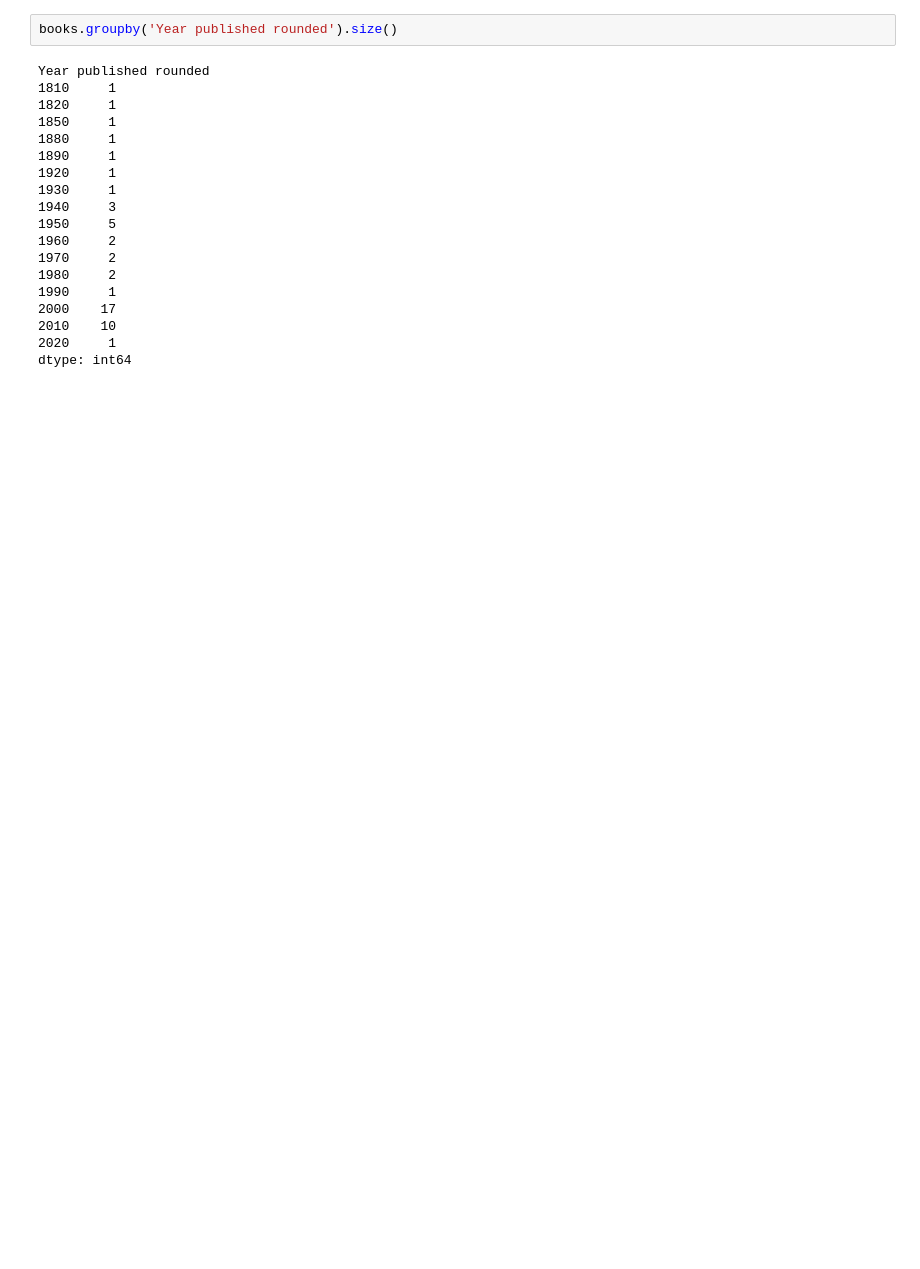
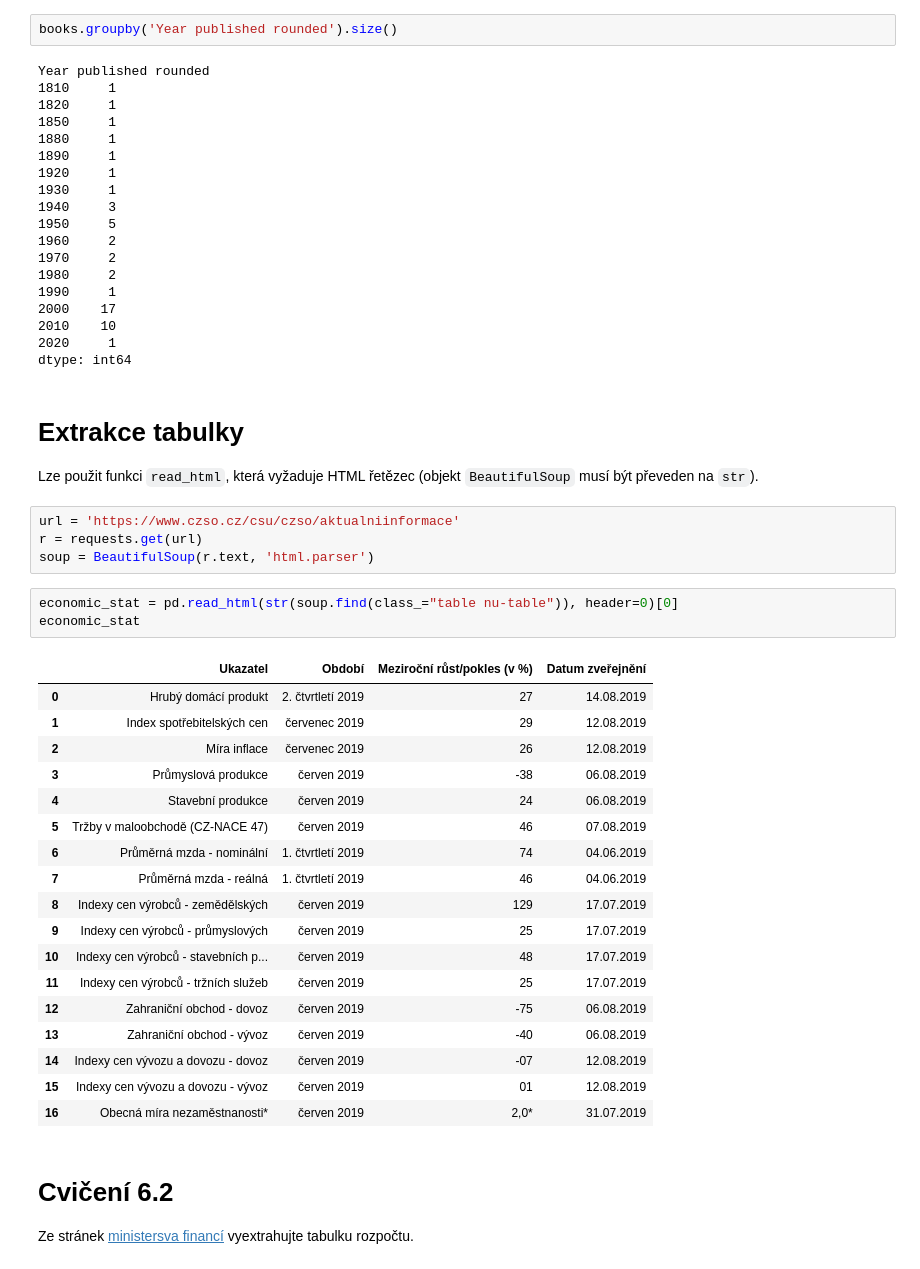
Before and after one commit to sedlakovi/webscraping, a Jupyter notebook: 6_ extrakce_dat.ipynb, the cells around one changed output. Cells and saved outputs as stored; diff of their text form; blank space fills up the shorter version.

Commit message:
cviceni extrakce tabulek

```diff
--- a/6_ extrakce_dat.ipynb
+++ b/6_ extrakce_dat.ipynb
@@ -163,3 +163,37 @@ Year published rounded
 2010    10
 2020     1
 dtype: int64
+# %% [markdown]
+# Extrakce tabulky
+
+Lze použit funkci `read_html`, která vyžaduje HTML řetězec (objekt `BeautifulSoup` musí být převeden na `str`).
+# %%
+url = 'https://www.czso.cz/csu/czso/aktualniinformace'
+r = requests.get(url)
+soup = BeautifulSoup(r.text, 'html.parser')
+# %%
+economic_stat = pd.read_html(str(soup.find(class_="table nu-table")), header=0)[0]
+economic_stat
+# %% [output]
+|  | Ukazatel | Období | Meziroční růst/pokles (v %) | Datum zveřejnění |
+| 0 | Hrubý domácí produkt | 2. čtvrtletí 2019 | 27 | 14.08.2019 |
+| 1 | Index spotřebitelských cen | červenec 2019 | 29 | 12.08.2019 |
+| 2 | Míra inflace | červenec 2019 | 26 | 12.08.2019 |
+| 3 | Průmyslová produkce | červen 2019 | -38 | 06.08.2019 |
+| 4 | Stavební produkce | červen 2019 | 24 | 06.08.2019 |
+| 5 | Tržby v maloobchodě (CZ-NACE 47) | červen 2019 | 46 | 07.08.2019 |
+| 6 | Průměrná mzda - nominální | 1. čtvrtletí 2019 | 74 | 04.06.2019 |
+| 7 | Průměrná mzda - reálná | 1. čtvrtletí 2019 | 46 | 04.06.2019 |
+| 8 | Indexy cen výrobců - zemědělských | červen 2019 | 129 | 17.07.2019 |
+| 9 | Indexy cen výrobců - průmyslových | červen 2019 | 25 | 17.07.2019 |
+| 10 | Indexy cen výrobců - stavebních p... | červen 2019 | 48 | 17.07.2019 |
+| 11 | Indexy cen výrobců - tržních služeb | červen 2019 | 25 | 17.07.2019 |
+| 12 | Zahraniční obchod - dovoz | červen 2019 | -75 | 06.08.2019 |
+| 13 | Zahraniční obchod - vývoz | červen 2019 | -40 | 06.08.2019 |
+| 14 | Indexy cen vývozu a dovozu - dovoz | červen 2019 | -07 | 12.08.2019 |
+| 15 | Indexy cen vývozu a dovozu - vývoz | červen 2019 | 01 | 12.08.2019 |
+| 16 | Obecná míra nezaměstnanosti* | červen 2019 | 2,0* | 31.07.2019 |
+# %% [markdown]
+# Cvičení 6.2
+
+Ze stránek [ministersva financí](https://www.mfcr.cz/cs/verejny-sektor/statni-rozpocet/legislativa-statniho-rozpoctu/2019/rozpocet-resortu-financi-kapitola-312-20-33908) vyextrahujte tabulku rozpočtu.
```
Also changed, not shown: parts of 4 cells of this notebook, 1 other file.
